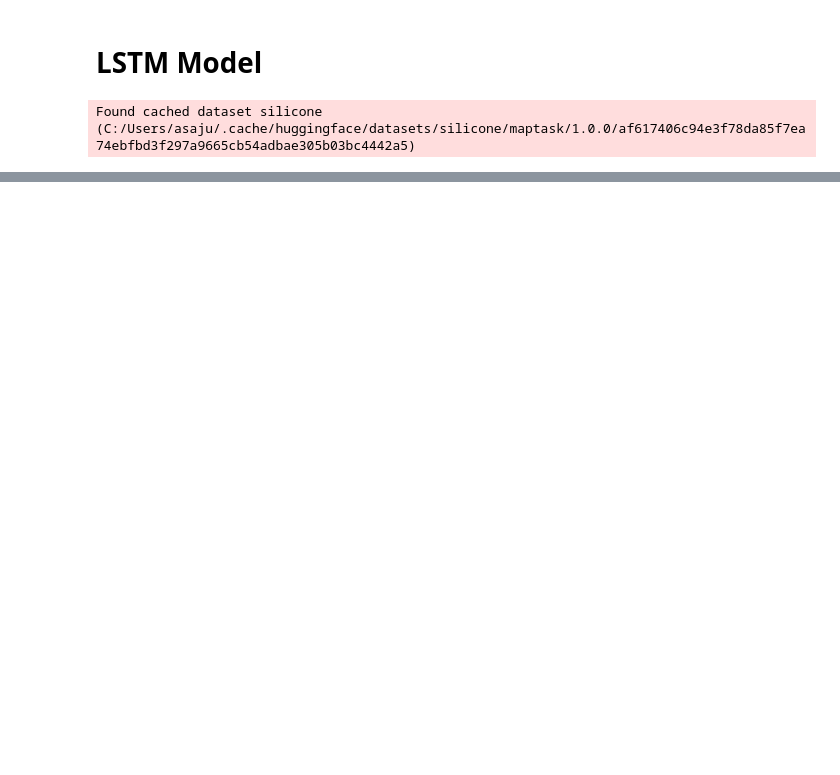
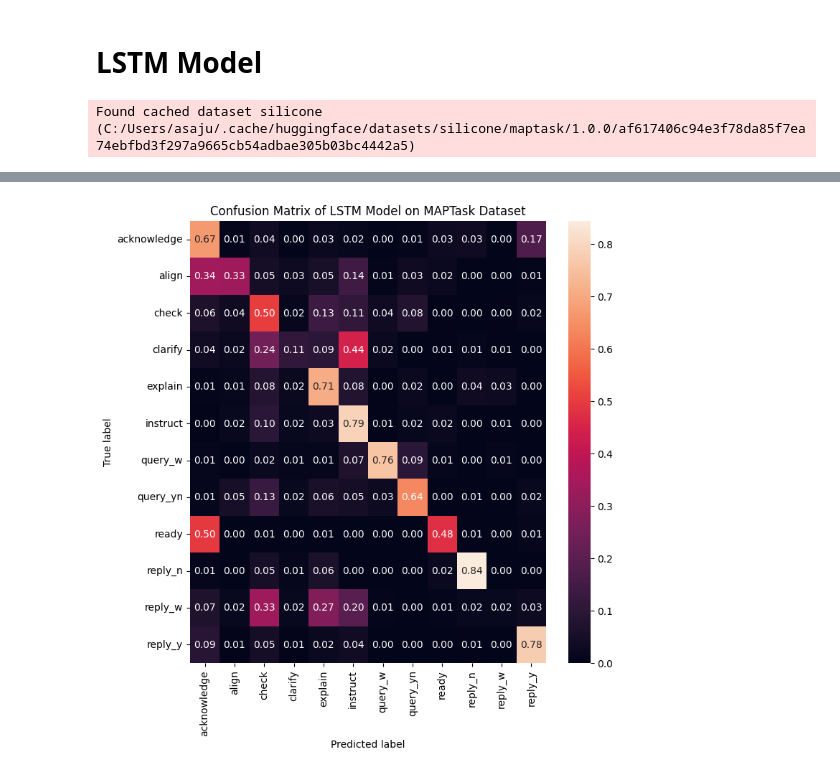
Before and after one commit to AlexandreSajus/Intent-Classification, a Jupyter notebook: LSTM.ipynb, the cells around one changed output, grey strips where cells are left out. Saved outputs shown, nothing was run; the diff lists cells and outputs as text; code cells hidden in the pictures; blank space fills up the shorter version.

Commit message:
:tada: Adds Functional LSTM

```diff
--- a/LSTM.ipynb
+++ b/LSTM.ipynb
@@ -83,11 +63,0 @@ model.compile(
-# %%
-# Train the model
-
-batch_size = 1024
-
-history = model.fit(
-    train_dataset.shuffle(1000).batch(batch_size),
-    epochs=10,
-    batch_size=batch_size,
-    validation_data=val_dataset.batch(batch_size)
-)
@@ -114,0 +64,9 @@ Epoch 10/10
+# %%
+# Train
+wandb.init(project="maptask")
+
+# Callbacks
+save_model = tf.keras.callbacks.ModelCheckpoint(filepath=wandb.run.dir + '/model.h5', save_best_only=True, monitor='val_loss', mode='min')
+
+# Train the model
+model.fit(X_train, y_train, epochs=20, batch_size=256, validation_data=(X_val, y_val), callbacks=[wandb.keras.WandbCallback(), save_model])
@@ -114,0 +92,3 @@ Epoch 10/10
+# %%
+# Load the best model
+model.load_weights(wandb.run.dir + '/model.h5')
@@ -114,0 +101,21 @@ Epoch 10/10
+# %%
+# Plot the confusion matrix of the 12 labels
+from sklearn.metrics import confusion_matrix
+import seaborn as sns
+import matplotlib.pyplot as plt
+
+y_pred = model.predict(X_test)
+y_pred = np.argmax(y_pred, axis=1)
+y_test_plot = np.argmax(y_test, axis=1)
+
+cm = confusion_matrix(y_test_plot, y_pred)
+cm = cm.astype('float') / cm.sum(axis=1)[:, np.newaxis]
+
+plt.figure(figsize=(8, 8))
+plt.title('Confusion Matrix of LSTM Model on MAPTask Dataset')
+sns.heatmap(cm, annot=True, fmt='.2f', xticklabels=dataset["train"].features["Label"].names, yticklabels=dataset["train"].features["Label"].names)
+plt.ylabel('True label')
+plt.xlabel('Predicted label')
+plt.show()
+# %% [output]
+[figure, added]
```
Also changed, not shown: parts of 7 cells of this notebook, 3 other files.
